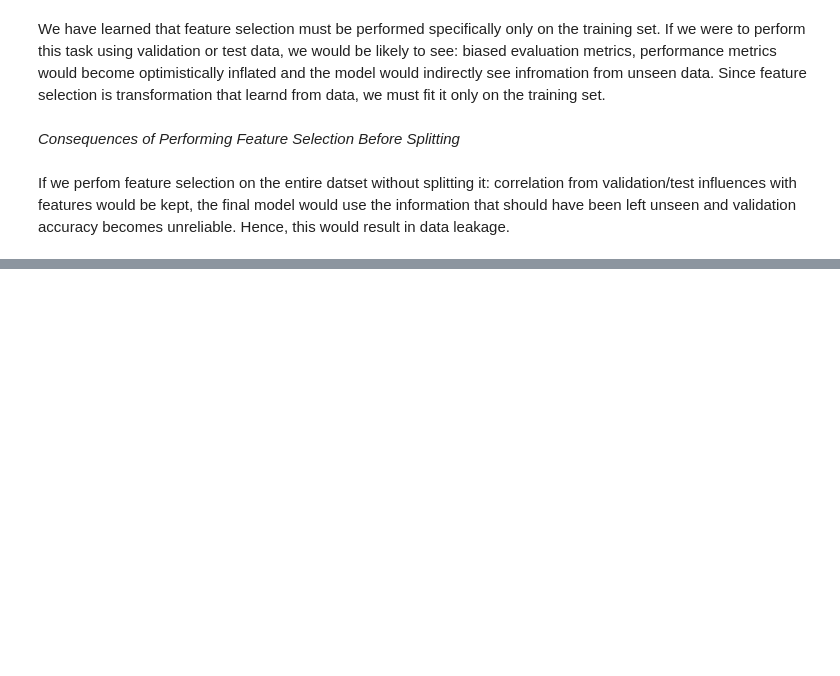
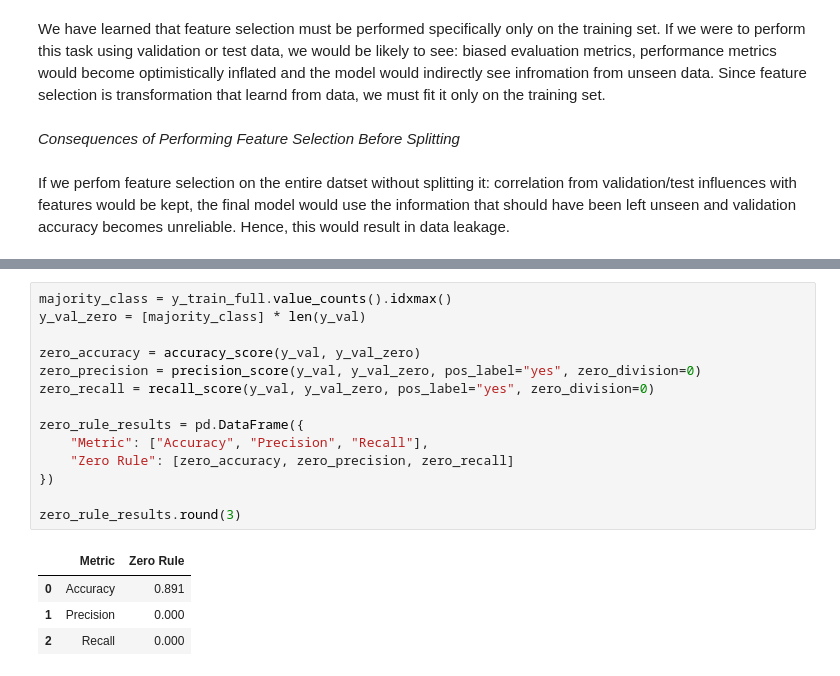
Before and after one commit to mchikovaniieu2024-create/ML-fundamentals-2026, a Jupyter notebook: assignment_1__Marie_Chikovani.ipynb, the cells around one changed output, grey strips where cells are left out. Saved outputs shown, nothing was run; the diff lists cells and outputs as text; blank space fills up the shorter version.

```diff
--- a/assignment_1__Marie_Chikovani.ipynb
+++ b/assignment_1__Marie_Chikovani.ipynb
@@ -766,0 +898,19 @@ If we perfom feature selection on the entire datset without splitting it: correl
+# %%
+majority_class = y_train_full.value_counts().idxmax()
+y_val_zero = [majority_class] * len(y_val)
+
+zero_accuracy = accuracy_score(y_val, y_val_zero)
+zero_precision = precision_score(y_val, y_val_zero, pos_label="yes", zero_division=0)
+zero_recall = recall_score(y_val, y_val_zero, pos_label="yes", zero_division=0)
+
+zero_rule_results = pd.DataFrame({
+    "Metric": ["Accuracy", "Precision", "Recall"],
+    "Zero Rule": [zero_accuracy, zero_precision, zero_recall]
+})
+
+zero_rule_results.round(3)
+# %% [output]
+|  | Metric | Zero Rule |
+| 0 | Accuracy | 0.891 |
+| 1 | Precision | 0.000 |
+| 2 | Recall | 0.000 |
```
Also changed, not shown: parts of 27 cells of this notebook.
